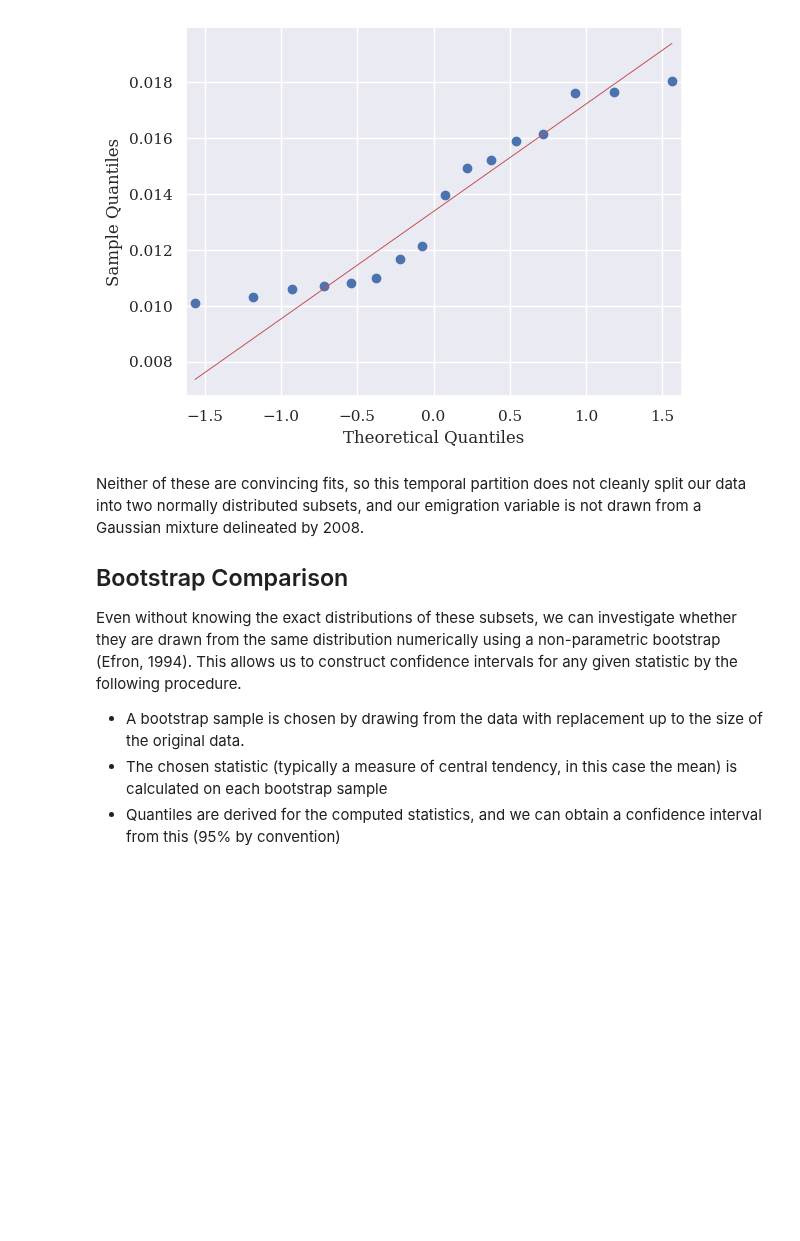
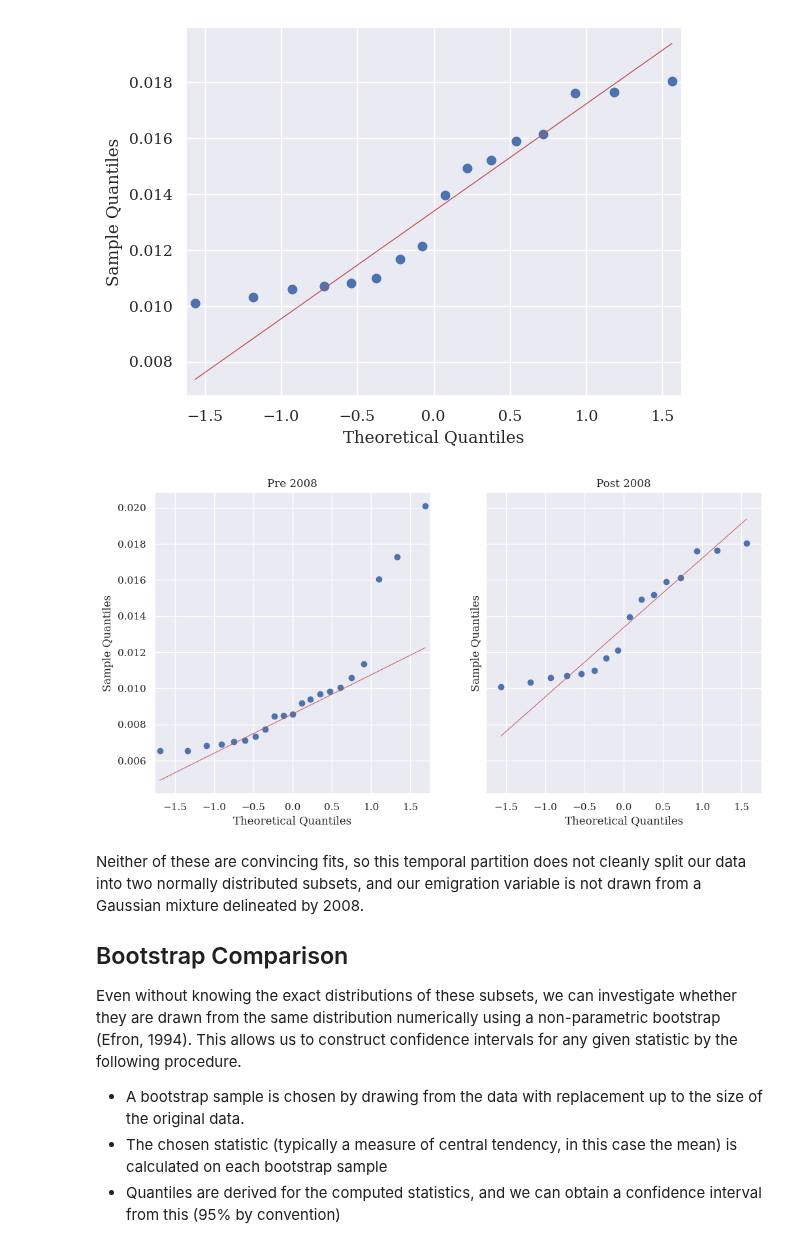
Before and after one commit to step-hen-burke/ca1, a Jupyter notebook: population_and_emigration_analysis.ipynb, the cells around one changed output. Drawn from its saved outputs; the diff is of its cells as text; code cells hidden in the pictures; blank space fills up the shorter version.

```diff
--- a/population_and_emigration_analysis.ipynb
+++ b/population_and_emigration_analysis.ipynb
@@ -1010,6 +1026,14 @@ fig = sm.qqplot(post_08, line='q');
 fig.savefig(charts_folder / 'post_08_qq.png')
 # %% [output]
 [figure]
+# %%
+fig, axs = plt.subplots(nrows=1, ncols=2, figsize=(12, 6), sharex=True, sharey=True)
+for name, data, ax in zip(["Pre 2008", "Post 2008"], [pre_08, post_08], axs.ravel()):
+    sm.qqplot(data, line='q', ax=ax);
+    ax.set_title(name)
+fig.savefig(charts_folder / 'combined_qq.png')
+# %% [output]
+[figure, added]
 # %% [markdown]
 Neither of these are convincing fits, so this temporal partition does not cleanly split our data into two normally distributed subsets, and our emigration variable is not drawn from a Gaussian mixture delineated by 2008.
 
```
Also changed, not shown: parts of 12 cells of this notebook, 1 other file.
